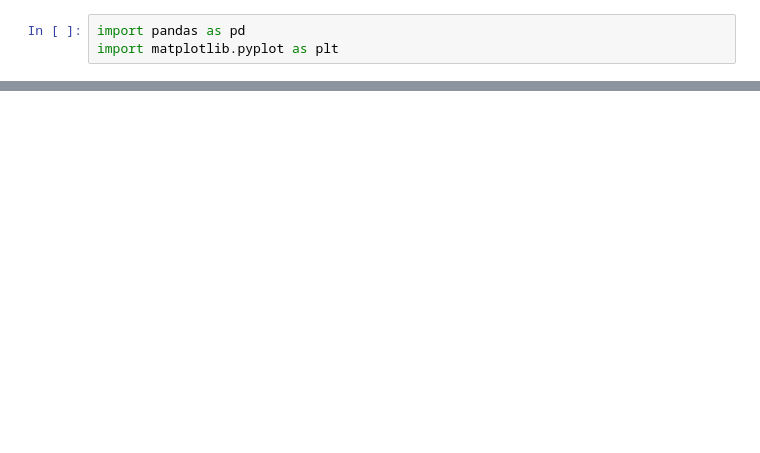
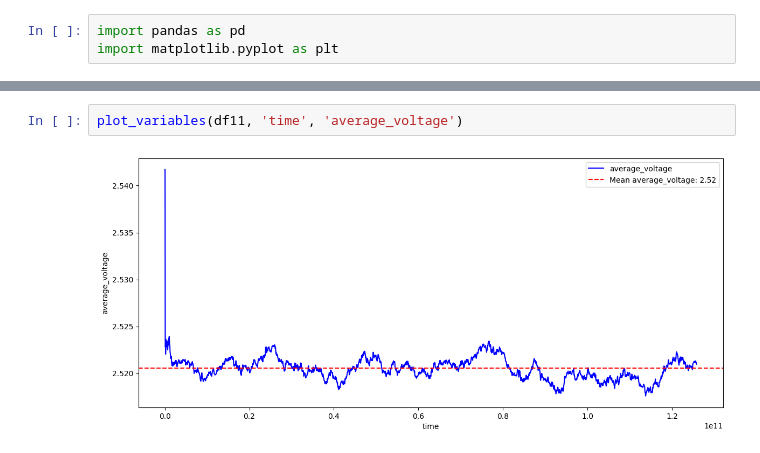
Before and after one commit to ademnea/Powermonitoring, a Jupyter notebook: RaspberryPicoCode/moving_avg.ipynb, the cells around one changed output, grey strips where cells are left out. Saved outputs shown, nothing was run; the diff lists cells and outputs as text; blank space fills up the shorter version.

```diff
--- a/RaspberryPicoCode/moving_avg.ipynb
+++ b/RaspberryPicoCode/moving_avg.ipynb
@@ -37,0 +48,4 @@ plot_variables(df8, 'time', 'power')
+# %%
+plot_variables(df11, 'time', 'average_voltage')
+# %% [output]
+[figure, added]
```
Also changed, not shown: parts of 12 cells of this notebook, 7 other files.
